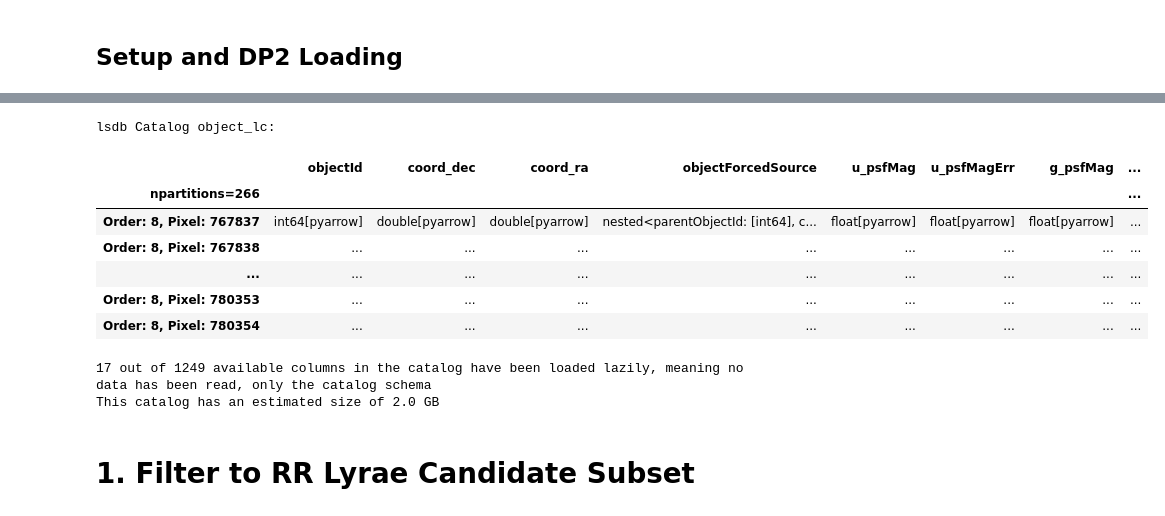
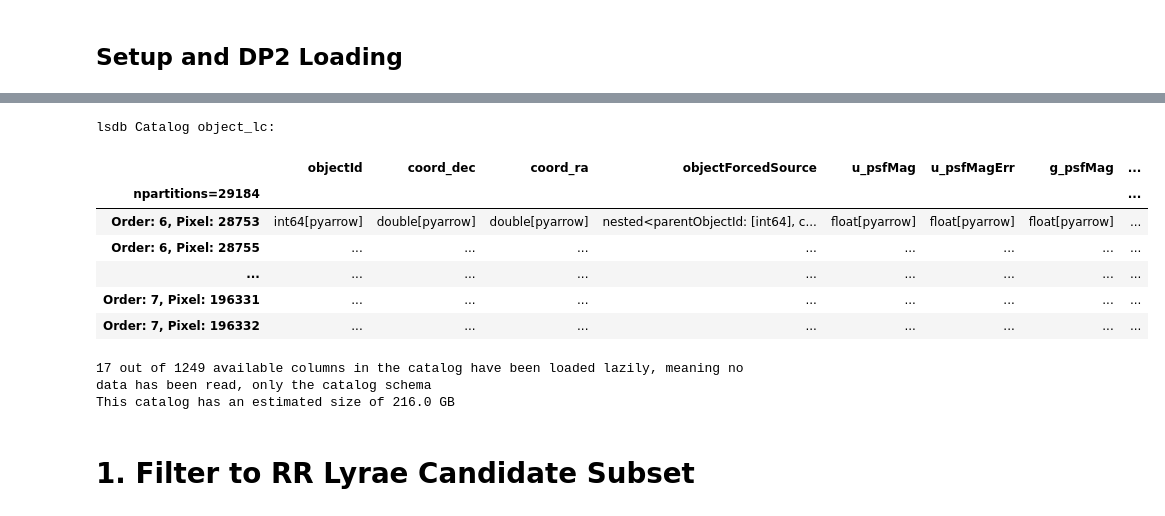
Before and after one commit to dougbrn/rrlmbft, a Jupyter notebook: dp2_rrl.ipynb, the cells around one changed output, grey strips where cells are left out. Cells and saved outputs as stored; diff of their text form; code cells hidden in the pictures.

```diff
--- a/dp2_rrl.ipynb
+++ b/dp2_rrl.ipynb
@@ -17,24 +37,25 @@ client=Client(n_workers=4, memory_limit="6GB", silence_logs=logging.ERROR)
 # %%
-cone = lsdb.ConeSearch(ra=300.0, dec=-25.0, radius_arcsec=7000.0)
-
-dp2 = lsdb.open_catalog("/sdf/data/rubin/shared/lsdb_commissioning/hats/v30_0_6/object_collection",
+cone = lsdb.ConeSearch(ra=300.0, dec=-25.0, radius_arcsec=70000.0)
+usdf_path = "/sdf/data/rubin/shared/lsdb_commissioning/hats/v30_0_6/object_collection"
+shire_path = "/astro/store/shire/hats/dash/hats/v30_0_6/object_collection"
+dp2 = lsdb.open_catalog(shire_path,
                         columns=['objectId', 'coord_dec', 'coord_ra', 'objectForcedSource', 'u_psfMag', 'u_psfMagErr',
                                  'g_psfMag', 'g_psfMagErr', 'r_psfMag', 'r_psfMagErr', 'i_psfMag', 'i_psfMagErr', 'z_psfMag', 'z_psfMagErr',
                                  'y_psfMag', 'y_psfMagErr', 'ebv'],
                         search_filter=cone)
 
 dp2
 # %% [output]
 lsdb Catalog object_lc:
 |  | objectId | coord_dec | coord_ra | objectForcedSource | u_psfMag | u_psfMagErr | g_psfMag | ... |
-| npartitions=266 |  |  |  |  |  |  |  | ... |
-| Order: 8, Pixel: 767837 | int64[pyarrow] | double[pyarrow] | double[pyarrow] | nested<parentObjectId: [int64], c... | float[pyarrow] | float[pyarrow] | float[pyarrow] | ... |
-| Order: 8, Pixel: 767838 | ... | ... | ... | ... | ... | ... | ... | ... |
+| npartitions=29184 |  |  |  |  |  |  |  | ... |
+| Order: 6, Pixel: 28753 | int64[pyarrow] | double[pyarrow] | double[pyarrow] | nested<parentObjectId: [int64], c... | float[pyarrow] | float[pyarrow] | float[pyarrow] | ... |
+| Order: 6, Pixel: 28755 | ... | ... | ... | ... | ... | ... | ... | ... |
 | ... | ... | ... | ... | ... | ... | ... | ... | ... |
-| Order: 8, Pixel: 780353 | ... | ... | ... | ... | ... | ... | ... | ... |
-| Order: 8, Pixel: 780354 | ... | ... | ... | ... | ... | ... | ... | ... |
+| Order: 7, Pixel: 196331 | ... | ... | ... | ... | ... | ... | ... | ... |
+| Order: 7, Pixel: 196332 | ... | ... | ... | ... | ... | ... | ... | ... |
 17 out of 1249 available columns in the catalog have been loaded lazily, meaning no data has been read, only the catalog schema
-This catalog has an estimated size of 2.0 GB
+This catalog has an estimated size of 216.0 GB
 # %% [markdown]
 # 1. Filter to RR Lyrae Candidate Subset
 # %%
```
Also changed, not shown: parts of 10 cells of this notebook, 1 other file.
